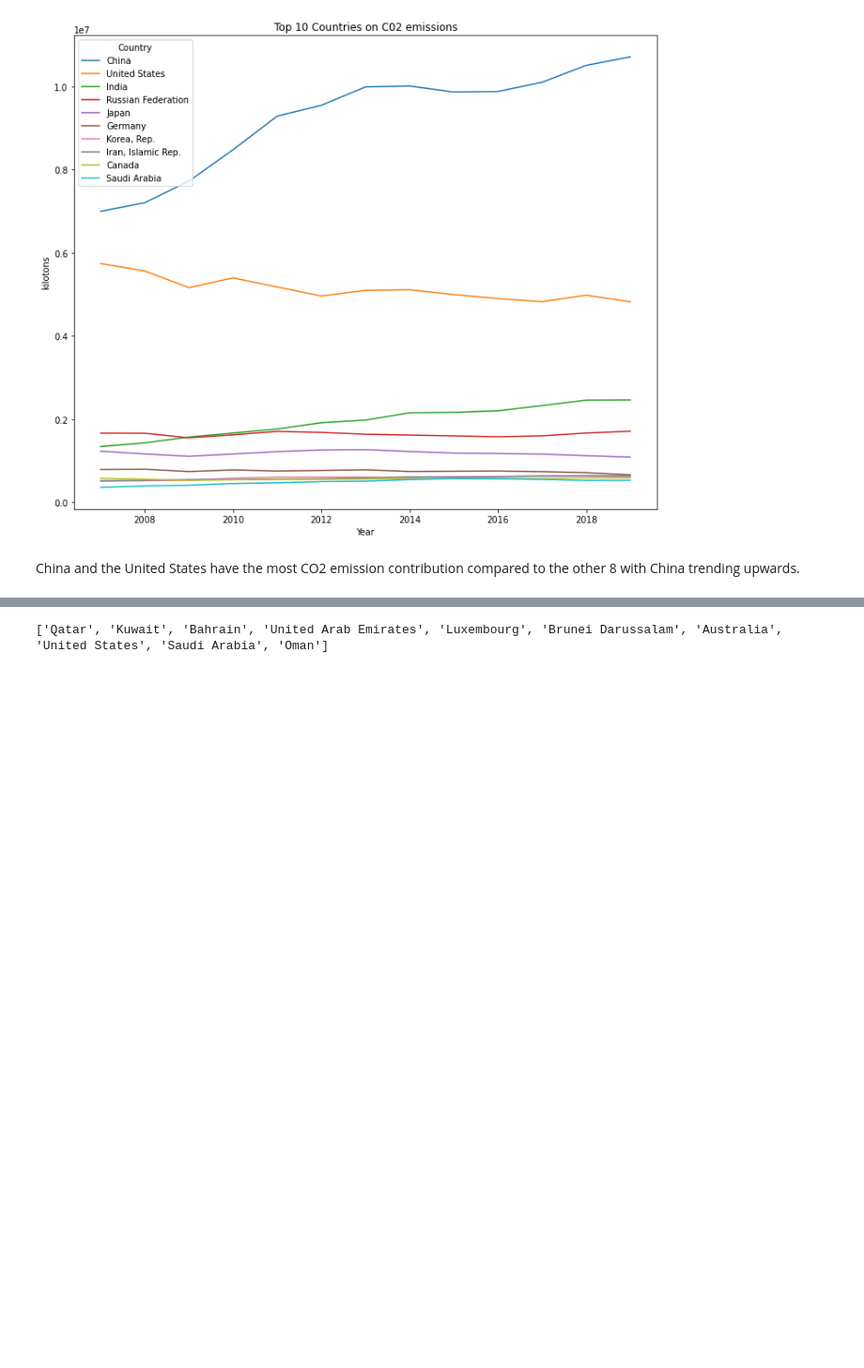
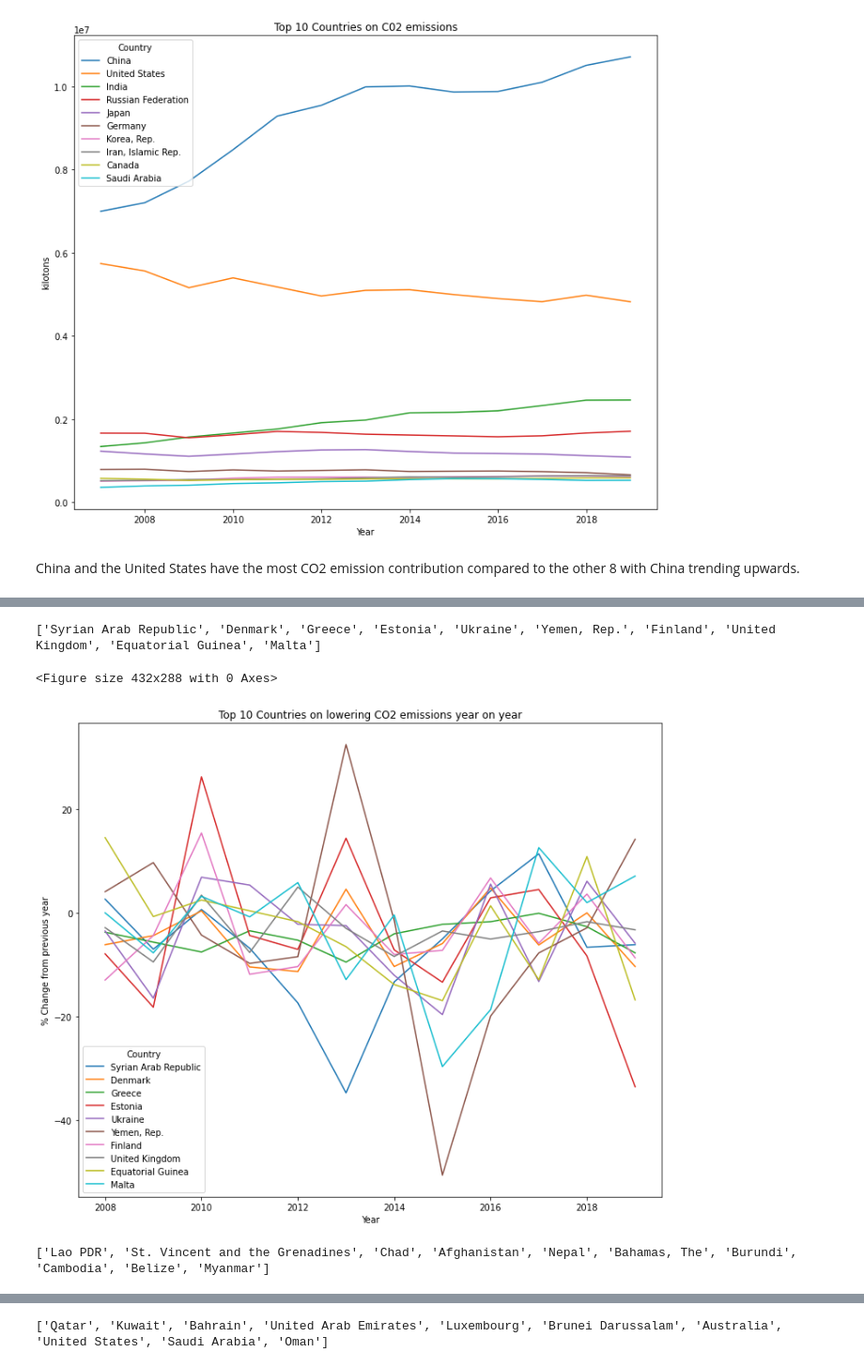
Before and after one commit to jords-santiago/humans_are_pollutants, a Jupyter notebook: 02_SourceCodes/01_Python_JupyterNotebook/World_Bank_Devt_Indicators_vs_Environment.ipynb, the cells around one changed output, grey strips where cells are left out. Shown at 94% size. Drawn from its saved outputs; the diff is of its cells as text; code cells hidden in the pictures; blank space fills up the shorter version.

```diff
--- a/02_SourceCodes/01_Python_JupyterNotebook/World_Bank_Devt_Indicators_vs_Environment.ipynb
+++ b/02_SourceCodes/01_Python_JupyterNotebook/World_Bank_Devt_Indicators_vs_Environment.ipynb
@@ -144,3 +144,8 @@ plt.show()
 [figure]
 # %% [markdown]
 China and the United States have the most CO2 emission contribution compared to the other 8 with China trending upwards.
+# %%
+co2_em_df_yoy = pd.pivot(co2_em_df, index=['Country'], columns=['Year'], values='EN.ATM.CO2E.KT')
+co2_em_df_yoy = co2_em_df_yoy.reset_index()
+co2_em_df_yoy.columns.name = None
+co2_em_df_yoy.head(10)
@@ -146,0 +164,7 @@ China and the United States have the most CO2 emission contribution compared to
+# %%
+yrcol_list = list(co2_em_df_yoy.columns)[1:]
+print(yrcol_list)
+
+for idx in range(1, len(yrcol_list)):
+    newcol= str(yrcol_list[idx])+'_chg'
+    co2_em_df_yoy[newcol] = (co2_em_df_yoy[yrcol_list[idx]] - co2_em_df_yoy[yrcol_list[idx-1]])/co2_em_df_yoy[yrcol_list[idx-1]]*100
@@ -146,0 +173,6 @@ China and the United States have the most CO2 emission contribution compared to
+# %%
+co2_em_df_yoy = co2_em_df_yoy.drop(yrcol_list, axis=1)
+varcols = list(co2_em_df_yoy.columns)[1:]
+co2_em_df_yoy = pd.melt(co2_em_df_yoy, id_vars='Country', value_vars=varcols, var_name='Year', value_name='C02 Annual Change Percentage')
+co2_em_df_yoy['Year']=co2_em_df_yoy['Year'].str.replace('_chg', '', regex=True).astype(int)
+co2_em_df_yoy.head(10)
@@ -146,0 +191,38 @@ China and the United States have the most CO2 emission contribution compared to
+# %%
+# Get top 10 countries that have CO2 emissions trending down based on average
+co2_em_df_yoy_top10_down_list = co2_em_df_yoy.groupby('Country')\
+                                      .mean()\
+                                      .reset_index()\
+                                      .sort_values('C02 Annual Change Percentage')\
+                                      .head(10)['Country']\
+                                      .tolist()
+
+co2_em_df_yoy_down_top10 = co2_em_df_yoy[co2_em_df_yoy['Country'].isin(co2_em_df_yoy_top10_down_list)]
+
+print(co2_em_df_yoy_top10_down_list)
+# %% [output]
+['Syrian Arab Republic', 'Denmark', 'Greece', 'Estonia', 'Ukraine', 'Yemen, Rep.', 'Finland', 'United Kingdom', 'Equatorial Guinea', 'Malta']
+# %%
+plt.clf()
+plt.figure(figsize=(12,10))
+plt.title('Top 10 Countries on lowering CO2 emissions year on year')
+plt.ylabel('% Change from previous year')
+ax = sns.lineplot(x='Year', y='C02 Annual Change Percentage', data=co2_em_df_yoy_down_top10, hue='Country', hue_order=co2_em_df_yoy_top10_down_list)
+plt.show()
+# %% [output]
+<Figure size 432x288 with 0 Axes>
+[figure, added]
+# %%
+# Get top 10 countries that have CO2 emissions trending up based on average
+co2_em_df_yoy_top10_up_list = co2_em_df_yoy.groupby('Country')\
+                                      .mean()\
+                                      .reset_index()\
+                                      .sort_values('C02 Annual Change Percentage', ascending=False)\
+                                      .head(10)['Country']\
+                                      .tolist()
+
+co2_em_df_yoy_up_top10 = co2_em_df_yoy[co2_em_df_yoy['Country'].isin(co2_em_df_yoy_top10_up_list)]
+
+print(co2_em_df_yoy_top10_up_list)
+# %% [output]
+['Lao PDR', 'St. Vincent and the Grenadines', 'Chad', 'Afghanistan', 'Nepal', 'Bahamas, The', 'Burundi', 'Cambodia', 'Belize', 'Myanmar']
```
Also changed, not shown: parts of 16 cells of this notebook.
